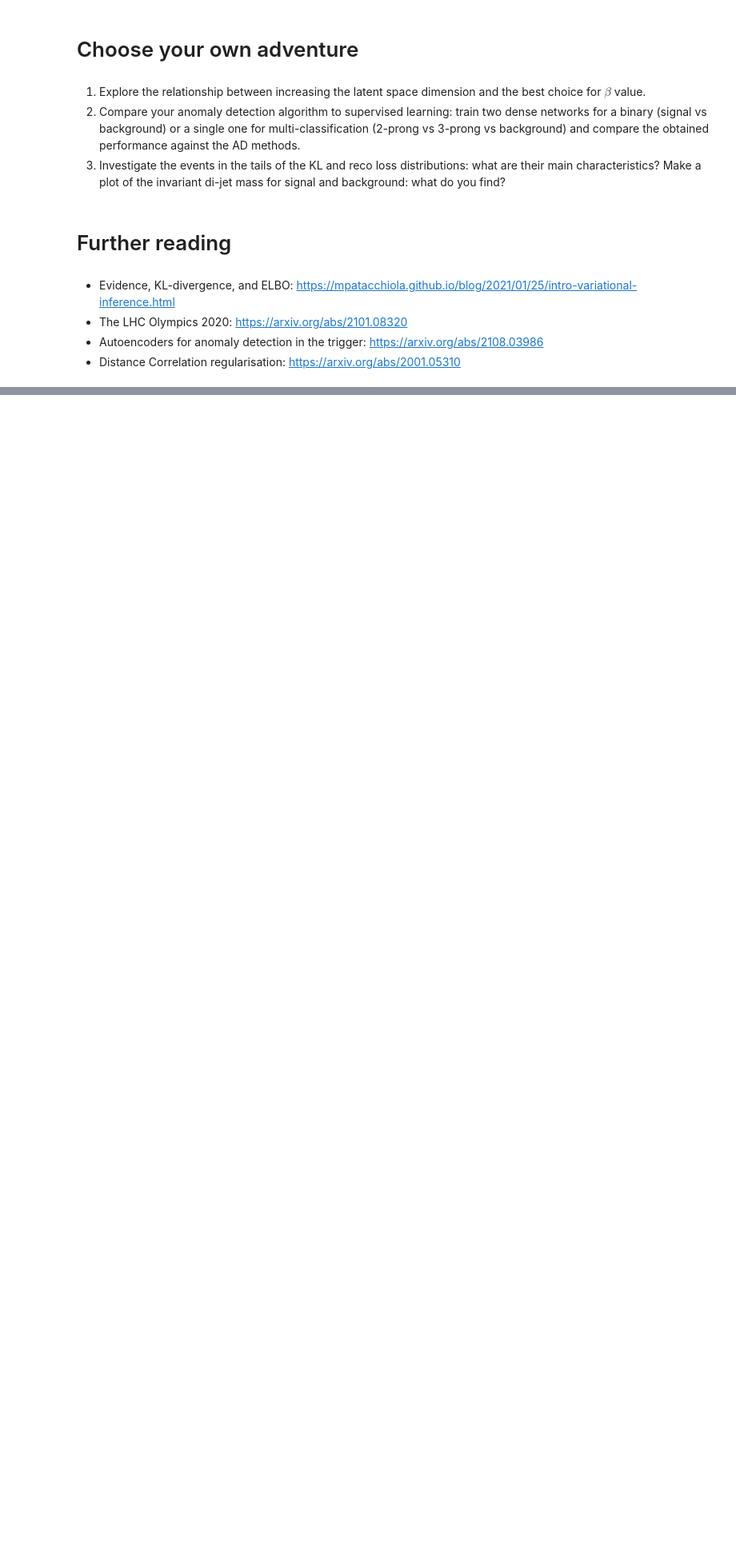
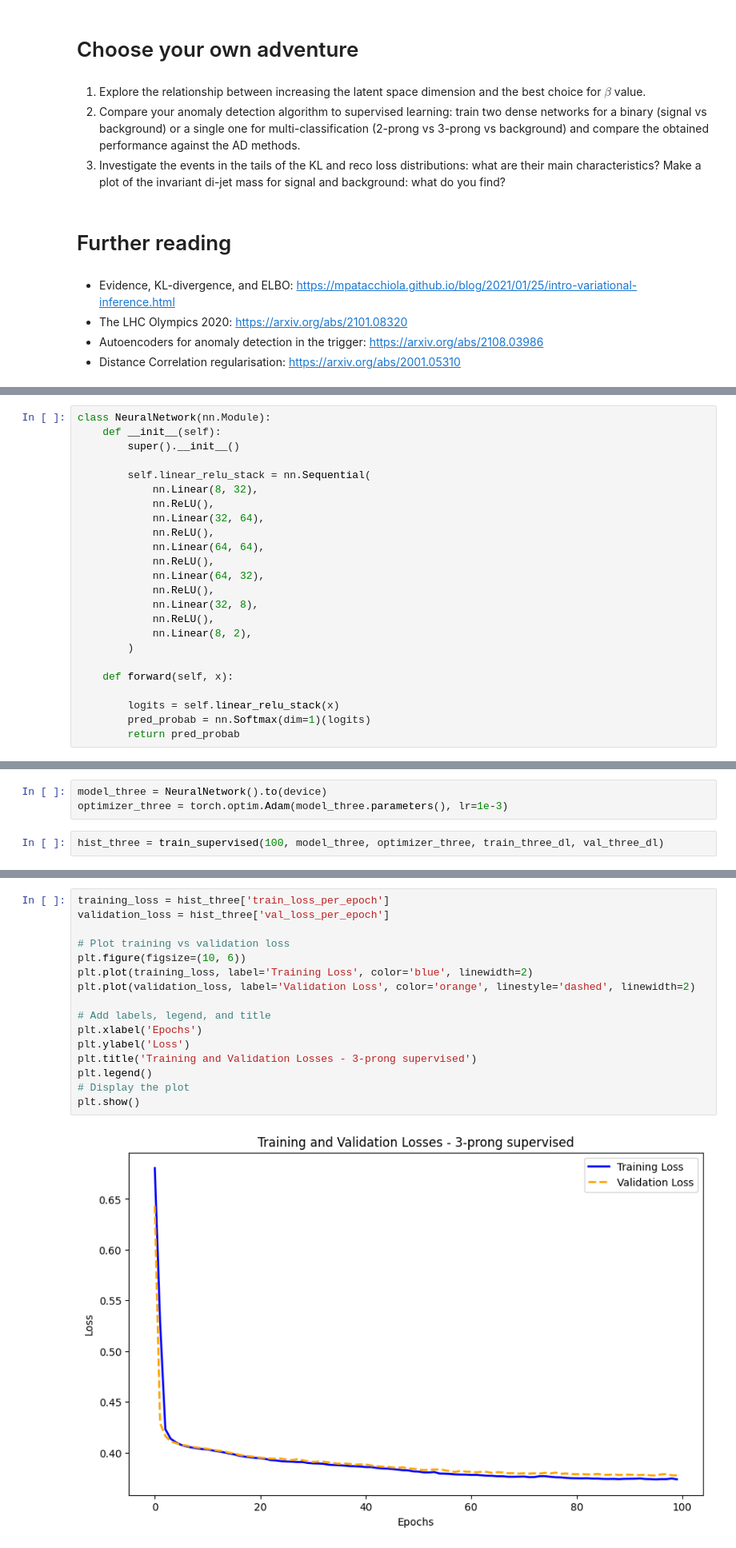
Before and after one commit to vischia/lisbon-ml-school, a Jupyter notebook: exercise_4.ipynb, the cells around one changed output, grey strips where cells are left out. Shown at 80% size. Drawn from its saved outputs; the diff is of its cells as text; blank space fills up the shorter version.

```diff
--- a/exercise_4.ipynb
+++ b/exercise_4.ipynb
@@ -1040,0 +1121,24 @@ compare_rocs([rocs_AE, rocs_vae_mse],["AE", "VAE MSE"])
+# %%
+class NeuralNetwork(nn.Module):
+    def __init__(self):
+        super().__init__()
+
+        self.linear_relu_stack = nn.Sequential(
+            nn.Linear(8, 32),
+            nn.ReLU(),
+            nn.Linear(32, 64),
+            nn.ReLU(),
+            nn.Linear(64, 64),
+            nn.ReLU(),
+            nn.Linear(64, 32),
+            nn.ReLU(),
+            nn.Linear(32, 8),
+            nn.ReLU(),
+            nn.Linear(8, 2),
+        )
+
+    def forward(self, x):
+
+        logits = self.linear_relu_stack(x)
+        pred_probab = nn.Softmax(dim=1)(logits)
+        return pred_probab
@@ -1040,0 +1258,5 @@ compare_rocs([rocs_AE, rocs_vae_mse],["AE", "VAE MSE"])
+# %%
+model_three = NeuralNetwork().to(device)
+optimizer_three = torch.optim.Adam(model_three.parameters(), lr=1e-3)
+# %%
+hist_three = train_supervised(100, model_three, optimizer_three, train_three_dl, val_three_dl)
@@ -1040,0 +1281,18 @@ compare_rocs([rocs_AE, rocs_vae_mse],["AE", "VAE MSE"])
+# %%
+training_loss = hist_three['train_loss_per_epoch']
+validation_loss = hist_three['val_loss_per_epoch']
+
+# Plot training vs validation loss
+plt.figure(figsize=(10, 6))
+plt.plot(training_loss, label='Training Loss', color='blue', linewidth=2)
+plt.plot(validation_loss, label='Validation Loss', color='orange', linestyle='dashed', linewidth=2)
+
+# Add labels, legend, and title
+plt.xlabel('Epochs')
+plt.ylabel('Loss')
+plt.title('Training and Validation Losses - 3-prong supervised')
+plt.legend()
+# Display the plot
+plt.show()
+# %% [output]
+[figure, added]
```
Also changed, not shown: parts of 41 cells of this notebook.
